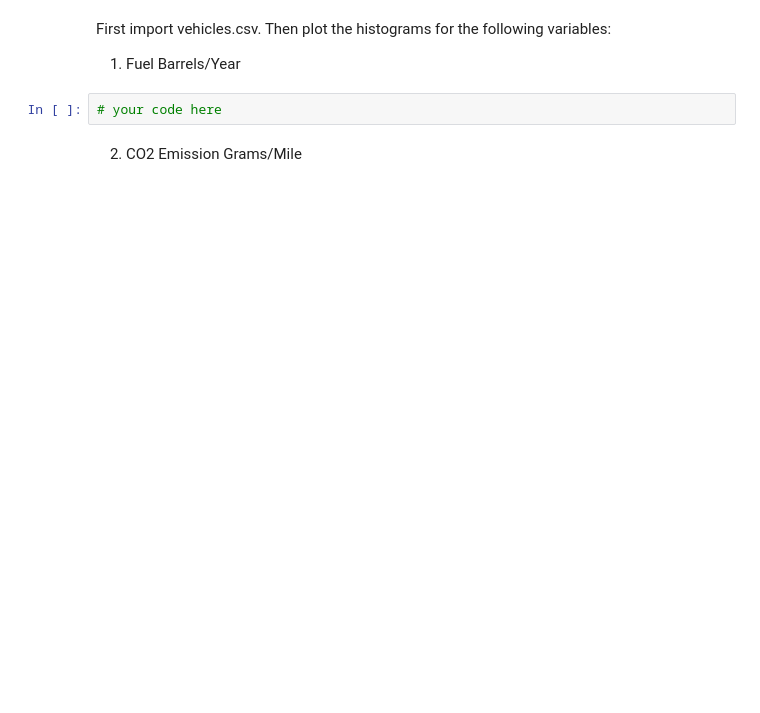
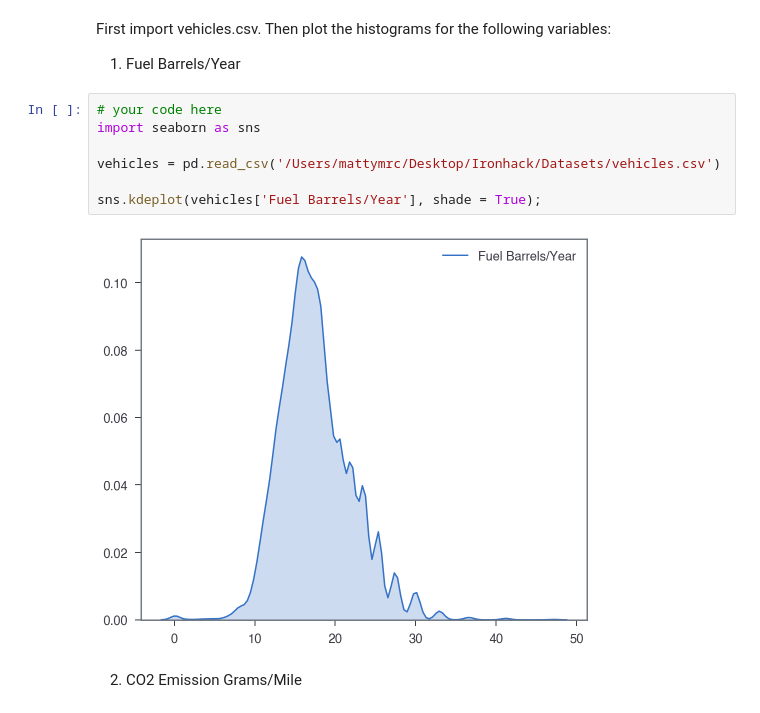
Before and after one commit to ta-data-lis/lab-probability-distributions, a Jupyter notebook: your-code/continuous.ipynb, the cells around one changed output. Drawn from its saved outputs; the diff is of its cells as text; blank space fills up the shorter version.

```diff
--- a/your-code/continuous.ipynb
+++ b/your-code/continuous.ipynb
@@ -77,8 +111,15 @@ First import vehicles.csv.
 Then plot the histograms for the following variables:
 
 1. Fuel Barrels/Year
-# %%
-# your code here
+# %%
+# your code here
+import seaborn as sns
+
+vehicles = pd.read_csv('/Users/mattymrc/Desktop/Ironhack/Datasets/vehicles.csv')
+
+sns.kdeplot(vehicles['Fuel Barrels/Year'], shade = True);
+# %% [output]
+[figure, added]
 # %% [markdown]
 2. CO2 Emission Grams/Mile
 # %%
```
Also changed, not shown: parts of 21 cells of this notebook.
